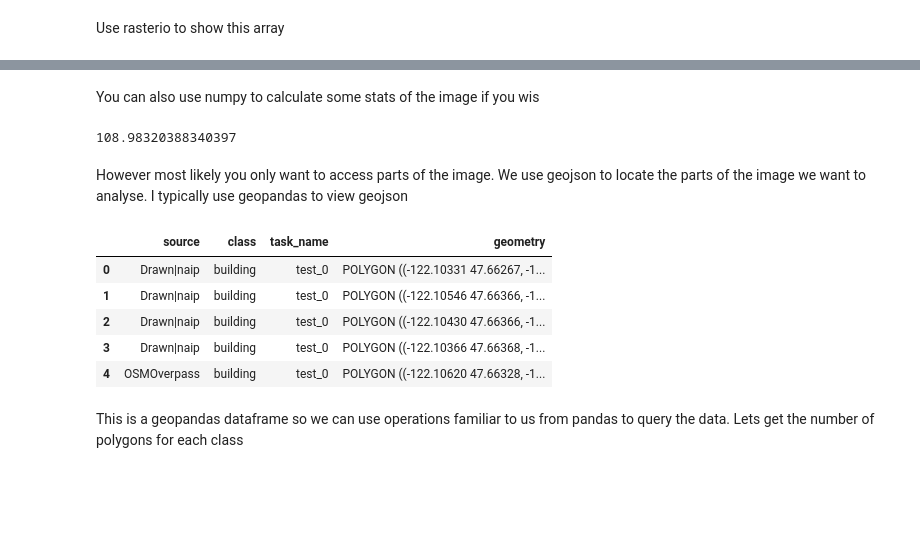
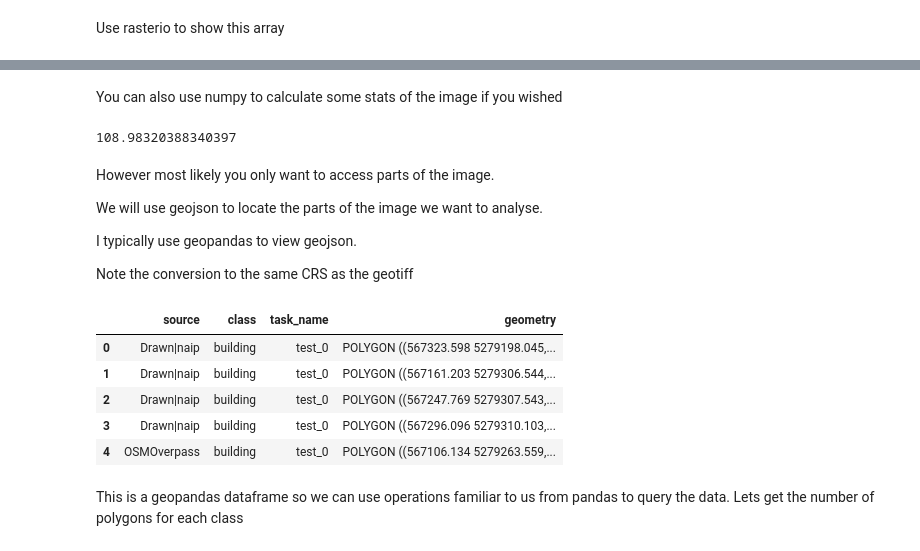
Before and after one commit to robmarkcole/quickstart-with-geotiffs, a Jupyter notebook: quickstart.ipynb, the cells around one changed output, grey strips where cells are left out. Saved outputs shown, nothing was run; the diff lists cells and outputs as text; code cells hidden in the pictures; blank space fills up the shorter version.

```diff
--- a/quickstart.ipynb
+++ b/quickstart.ipynb
@@ -58,22 +59,28 @@ show(band4)
 # %% [markdown]
-You can also use numpy to calculate some stats of the image if you wis
+You can also use numpy to calculate some stats of the image if you wished
 # %%
 np.mean(band4)
 # %% [output]
 108.98320388340397
 # %% [markdown]
-However most likely you only want to access parts of the image. We use geojson to locate the parts of the image we want to analyse. I typically use geopandas to view geojson
+However most likely you only want to access parts of the image.
+
+We will use geojson to locate the parts of the image we want to analyse.
+
+I typically use geopandas to view geojson.
+
+Note the conversion to the same CRS as the geotiff
 # %%
 gdf = gpd.read_file('example_labels.geojson')
-
+gdf.to_crs(crs = dataset.crs, inplace = True)
 gdf.head()
 # %% [output]
 |  | source | class | task_name | geometry |
-| 0 | Drawn|naip | building | test_0 | POLYGON ((-122.10331 47.66267, -1... |
-| 1 | Drawn|naip | building | test_0 | POLYGON ((-122.10546 47.66366, -1... |
-| 2 | Drawn|naip | building | test_0 | POLYGON ((-122.10430 47.66366, -1... |
-| 3 | Drawn|naip | building | test_0 | POLYGON ((-122.10366 47.66368, -1... |
-| 4 | OSMOverpass | building | test_0 | POLYGON ((-122.10620 47.66328, -1... |
+| 0 | Drawn|naip | building | test_0 | POLYGON ((567323.598 5279198.045,... |
+| 1 | Drawn|naip | building | test_0 | POLYGON ((567161.203 5279306.544,... |
+| 2 | Drawn|naip | building | test_0 | POLYGON ((567247.769 5279307.543,... |
+| 3 | Drawn|naip | building | test_0 | POLYGON ((567296.096 5279310.103,... |
+| 4 | OSMOverpass | building | test_0 | POLYGON ((567106.134 5279263.559,... |
 # %% [markdown]
 This is a geopandas dataframe so we can use operations familiar to us from pandas to query the data. Lets get the number of polygons for each class
 # %%
```
Also changed, not shown: parts of 26 cells of this notebook.
